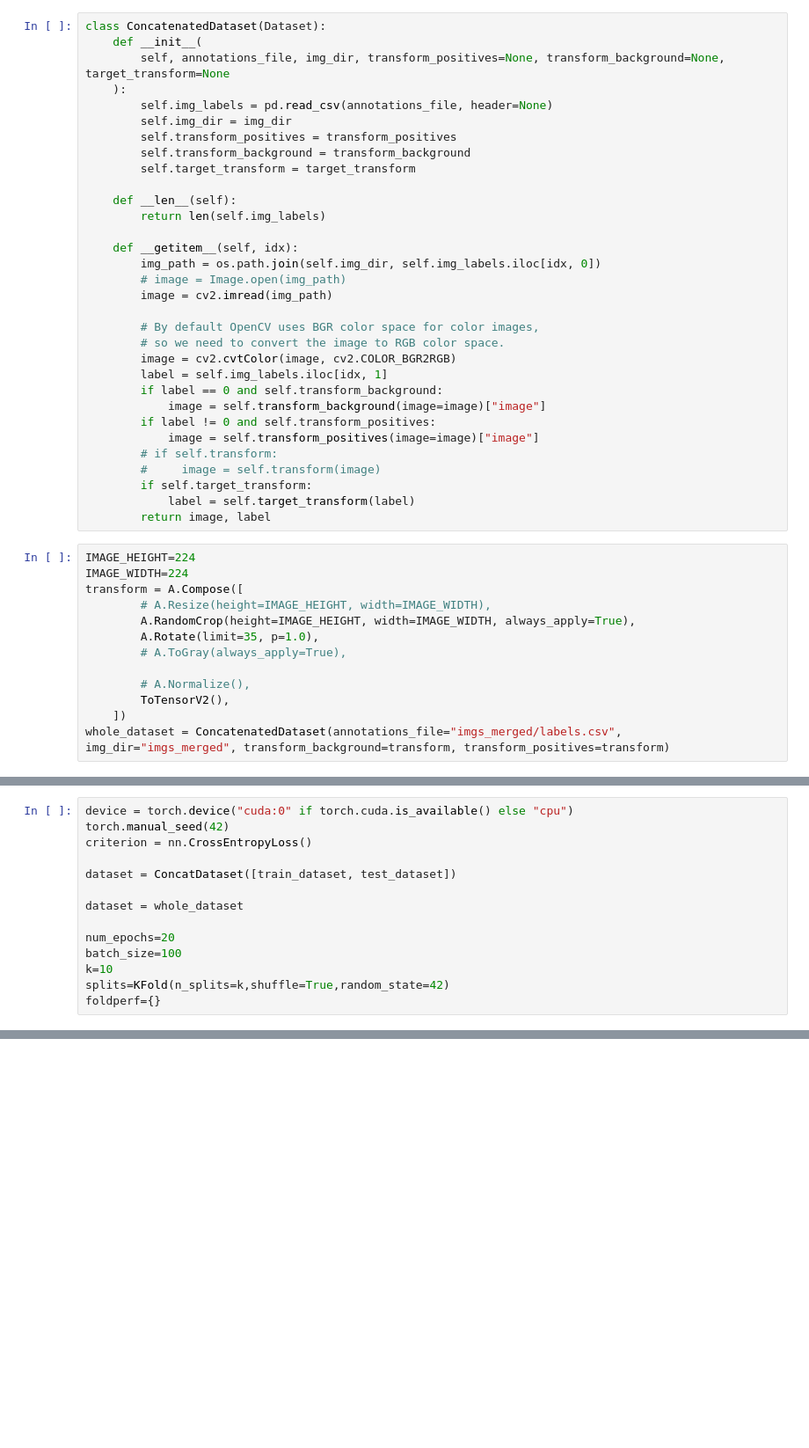
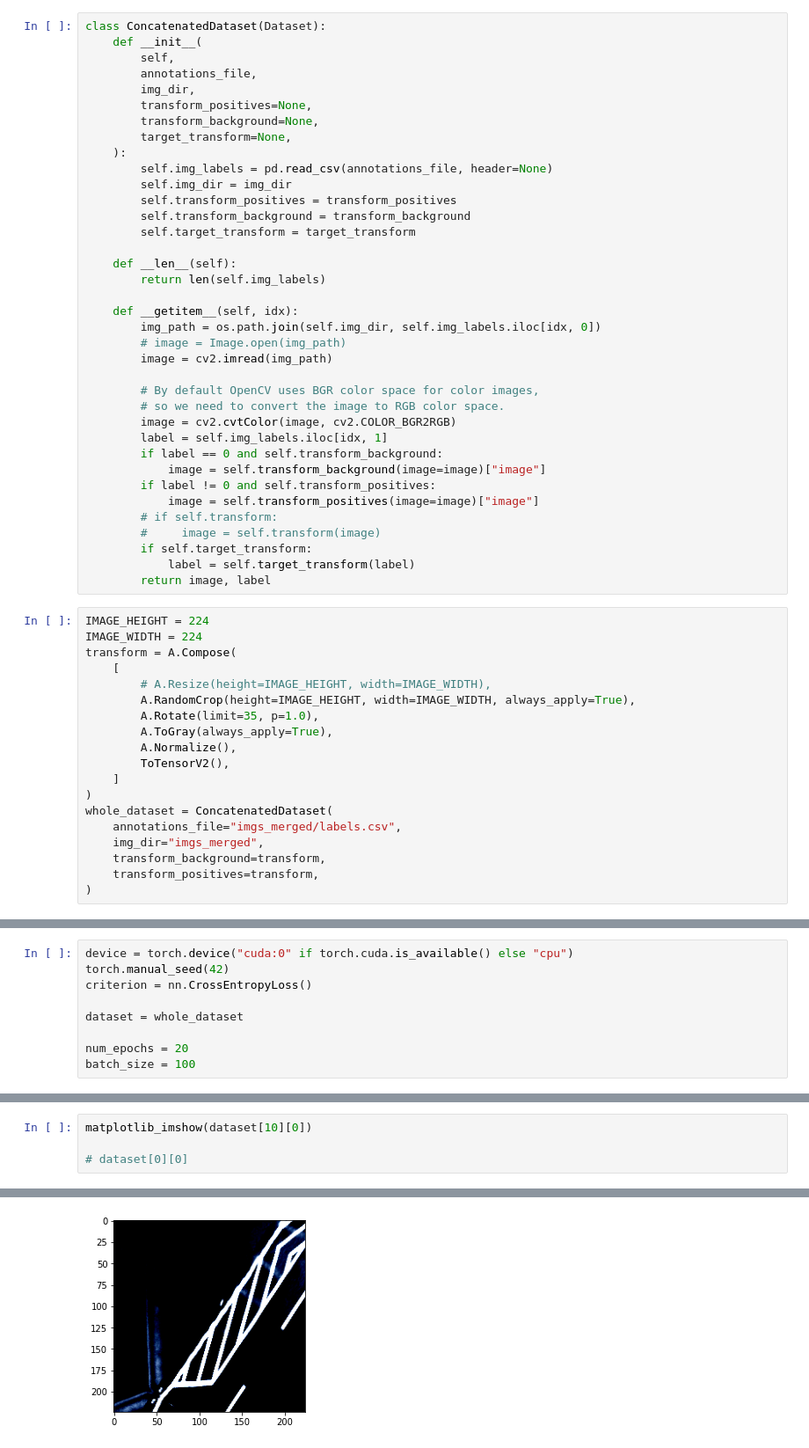
Before and after one commit to hpiotr6/road-markings-detection, a Jupyter notebook: medium_notebook.ipynb, the cells around one changed output, grey strips where cells are left out. Shown: that part at 88% size. Cells and saved outputs as stored; diff of their text form; blank space fills up the shorter version.

```diff
--- a/medium_notebook.ipynb
+++ b/medium_notebook.ipynb
@@ -34,7 +18,12 @@ m=len(train_dataset)
 # %%
 class ConcatenatedDataset(Dataset):
     def __init__(
-        self, annotations_file, img_dir, transform_positives=None, transform_background=None, target_transform=None
+        self,
+        annotations_file,
+        img_dir,
+        transform_positives=None,
+        transform_background=None,
+        target_transform=None,
     ):
         self.img_labels = pd.read_csv(annotations_file, header=None)
         self.img_dir = img_dir
@@ -64,16 +53,22 @@ class ConcatenatedDataset(Dataset):
             label = self.target_transform(label)
         return image, label
 # %%
-IMAGE_HEIGHT=224
-IMAGE_WIDTH=224
-transform = A.Compose([
+IMAGE_HEIGHT = 224
+IMAGE_WIDTH = 224
+transform = A.Compose(
+    [
         # A.Resize(height=IMAGE_HEIGHT, width=IMAGE_WIDTH),
         A.RandomCrop(height=IMAGE_HEIGHT, width=IMAGE_WIDTH, always_apply=True),
         A.Rotate(limit=35, p=1.0),
-        # A.ToGray(always_apply=True),
-
-        # A.Normalize(),
+        A.ToGray(always_apply=True),
+        A.Normalize(),
         ToTensorV2(),
-    ])
-whole_dataset = ConcatenatedDataset(annotations_file="imgs_merged/labels.csv", img_dir="imgs_merged", transform_background=transform, transform_positives=transform)
+    ]
+)
+whole_dataset = ConcatenatedDataset(
+    annotations_file="imgs_merged/labels.csv",
+    img_dir="imgs_merged",
+    transform_background=transform,
+    transform_positives=transform,
+)
 # %%
@@ -139,12 +146,7 @@ device = torch.device("cuda:0" if torch.cuda.is_available() else "cpu")
 torch.manual_seed(42)
 criterion = nn.CrossEntropyLoss()
 
-dataset = ConcatDataset([train_dataset, test_dataset])
-
 dataset = whole_dataset
 
-num_epochs=20
-batch_size=100
-k=10
-splits=KFold(n_splits=k,shuffle=True,random_state=42)
-foldperf={}
+num_epochs = 20
+batch_size = 100
@@ -274,0 +256,5 @@ Average Training Loss: 9.583     Average Test Loss: 9.853        Average Trainin
+# %%
+matplotlib_imshow(dataset[10][0])
+
+# dataset[0][0]
+# %% [output]
@@ -274,0 +262 @@ Average Training Loss: 9.583     Average Test Loss: 9.853        Average Trainin
+[figure, added]
```
Also changed, not shown: parts of 11 cells of this notebook.
